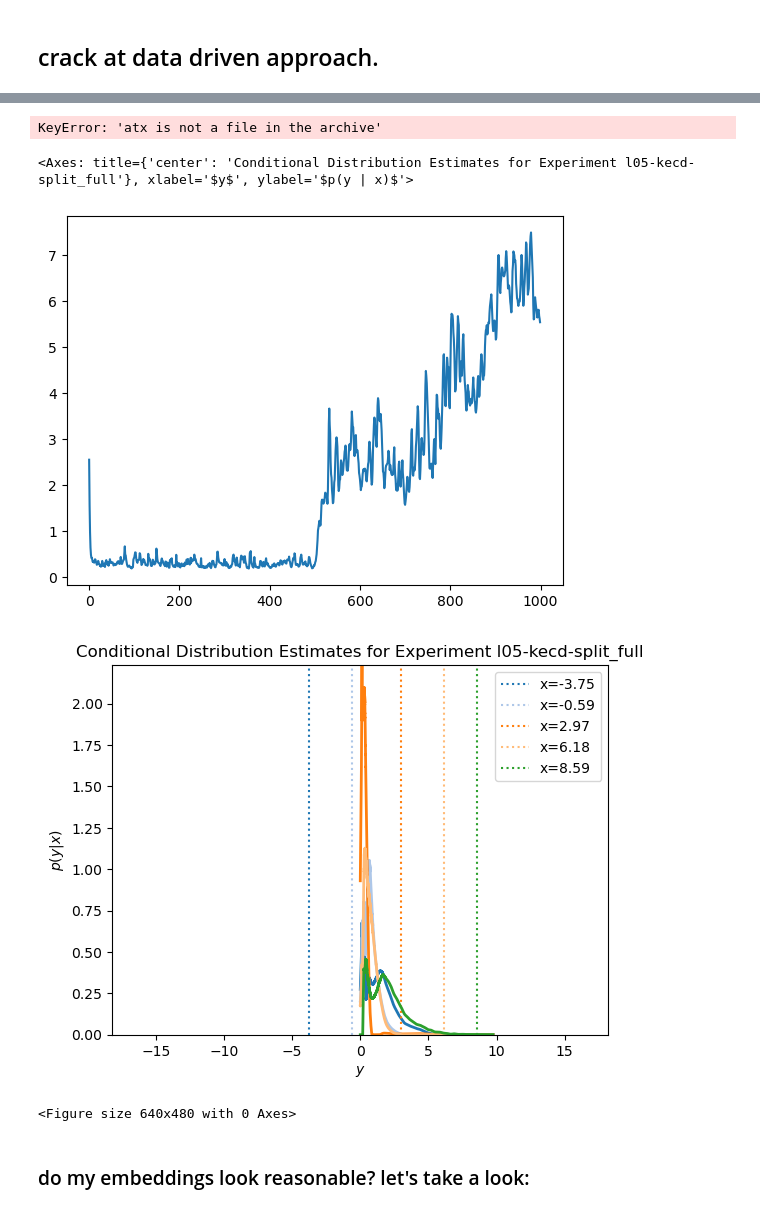
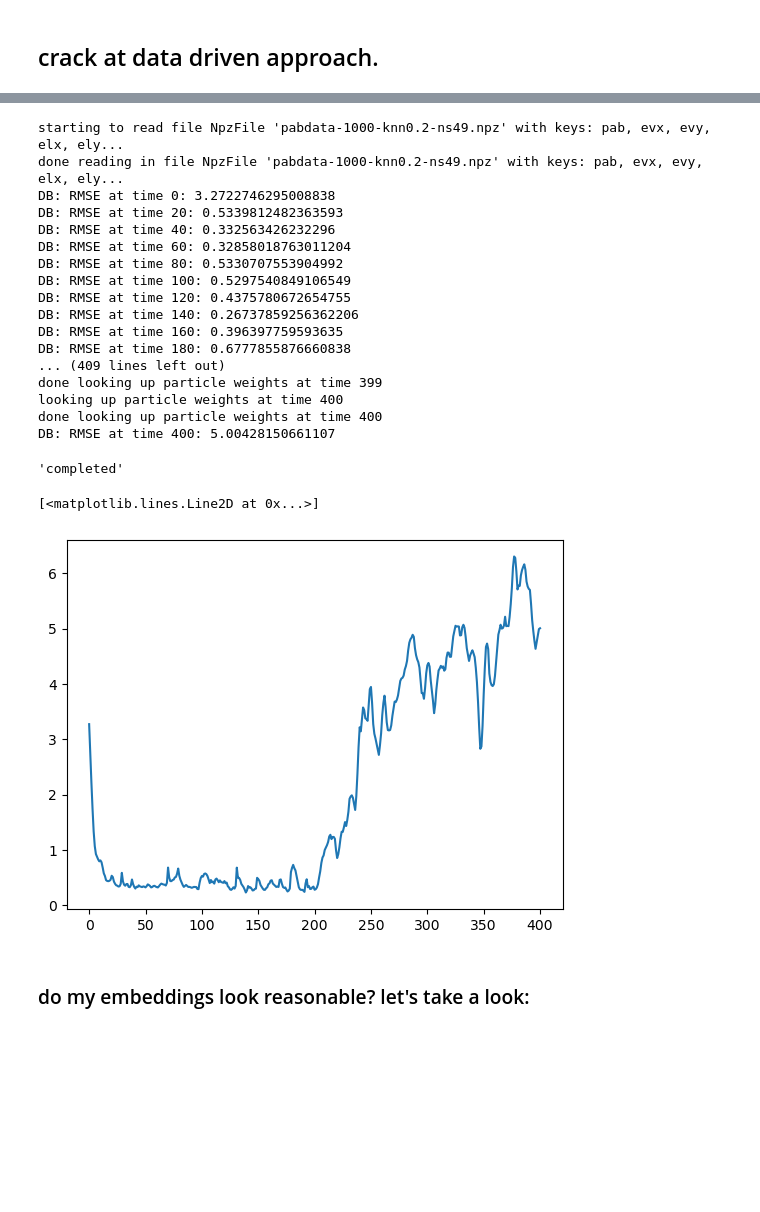
Before and after one commit to hsanter/DAPyr-nle, a Jupyter notebook: src/notebooks/scale-sep.ipynb, the cells around one changed output, grey strips where cells are left out. Cells and saved outputs as stored; diff of their text form; code cells hidden in the pictures; blank space fills up the shorter version.

```diff
--- a/src/notebooks/scale-sep.ipynb
+++ b/src/notebooks/scale-sep.ipynb
@@ -57,13 +57,15 @@ e_sd_kecd = dap.Expt(e_name, {'expt_flag': 3,
                        'used_obs_err_params': uoep,
                        'prescribed_obs_err_params': poep,
                        'save_keest_pab':1,
+                       'Nt_eff': 0.8,
+                       'roi': 0.2,
                        'Ne':80,
-                       'T': 1000,
+                       'T': 401,
                        'split_l05_state': True,
-                       'train_large_scale': True,
-                       'T_train': 250,
+                       'train_large_scale': False,
+                       'T_train': 200,
                        'nle_type': 4,
-                       'Nb': 16,
+                       'Nb': 24,
                        'small_win': 4,
                        'nle_every': 10000,
                        'Neig': 50,
@@ -88,15 +78,30 @@ python(3256) MallocStackLogging: can't turn off malloc stack logging because it
 dap.runDA(e_sd_kecd)
 #e_sd_kecd.saveExpt()
 # %% [output]
-KeyError: 'atx is not a file in the archive'
+starting to read file NpzFile 'pabdata-1000-knn0.2-ns49.npz' with keys: pab, evx, evy, elx, ely...
+done reading in file NpzFile 'pabdata-1000-knn0.2-ns49.npz' with keys: pab, evx, evy, elx, ely...
+DB: RMSE at time 0: 3.2722746295008838
+DB: RMSE at time 20: 0.5339812482363593
+DB: RMSE at time 40: 0.332563426232296
+DB: RMSE at time 60: 0.32858018763011204
+DB: RMSE at time 80: 0.5330707553904992
+DB: RMSE at time 100: 0.5297540849106549
+DB: RMSE at time 120: 0.4375780672654755
+DB: RMSE at time 140: 0.26737859256362206
+DB: RMSE at time 160: 0.396397759593635
+DB: RMSE at time 180: 0.6777855876660838
+... (409 lines left out)
+done looking up particle weights at time 399
+looking up particle weights at time 400
+done looking up particle weights at time 400
+DB: RMSE at time 400: 5.00428150661107
+'completed'
 # %%
 plt.plot(e_sd_kecd.rmse)
-dap.plot_pab(e_sd_kecd, plot_states=True)
+#dap.plot_pab(e_sd_kecd, plot_states=True)
 # %% [output]
-<Axes: title={'center': 'Conditional Distribution Estimates for Experiment l05-kecd-split_full'}, xlabel='$y$', ylabel='$p(y | x)$'>
+[<matplotlib.lines.Line2D at 0x...>]
-[figure, old version]
+[figure, new version]
-[figure, removed]
-<Figure size 640x480 with 0 Axes>
 # %% [markdown]
 ### do my embeddings look reasonable? let's take a look:
 # %%
```
Also changed, not shown: parts of 1 cell of this notebook, 1 other file.
